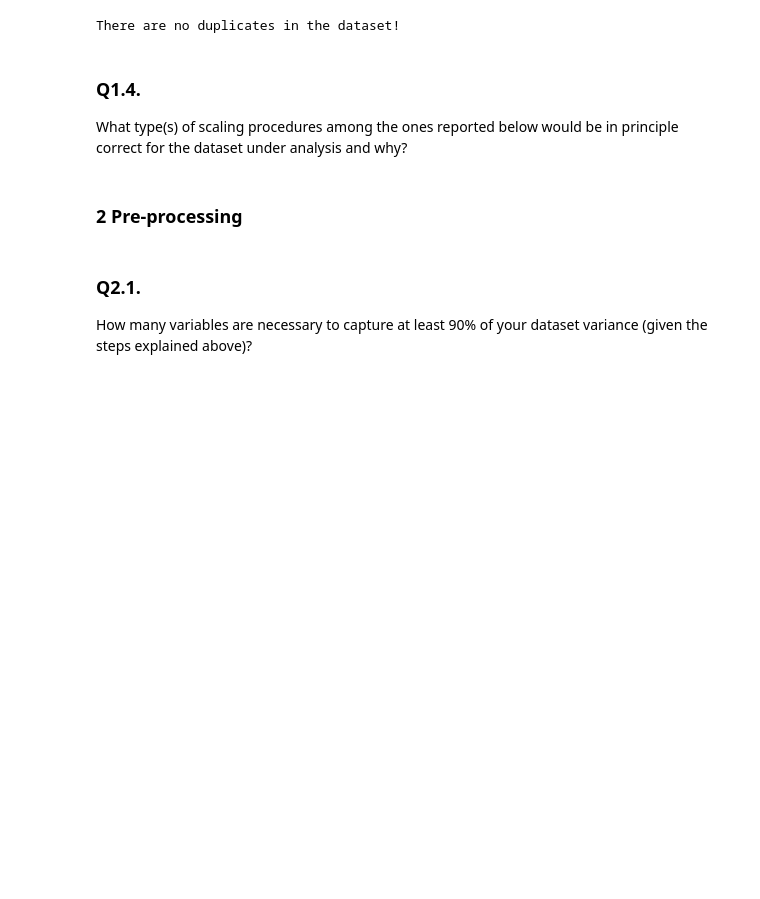
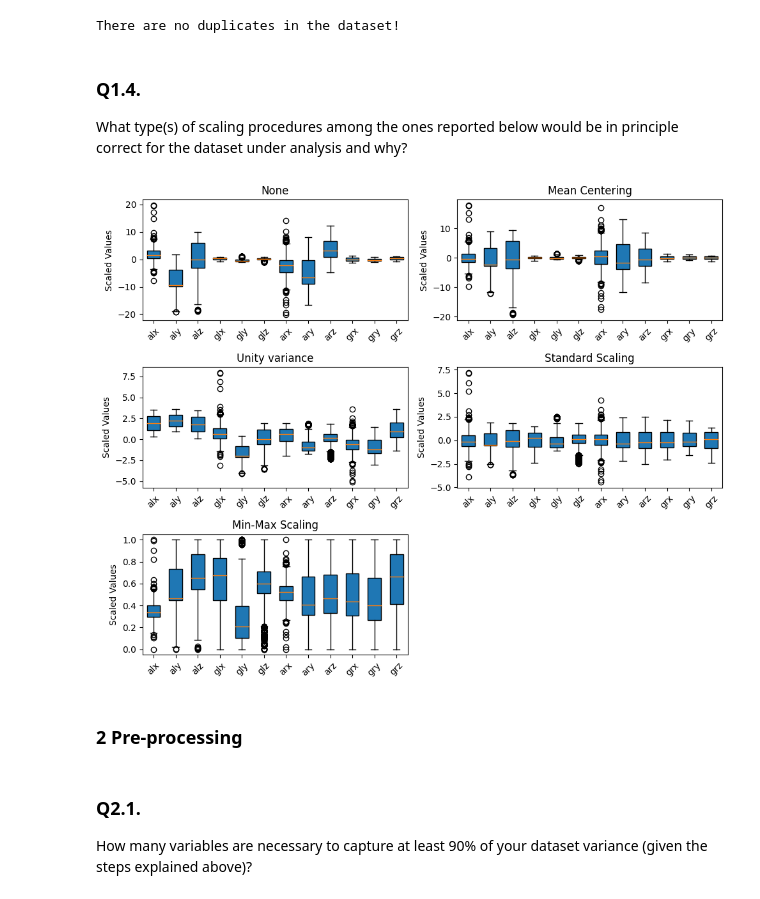
Before and after one commit to jespervh19/8CC00Code, a Jupyter notebook: Assignment2/MGPStoorvogel_notebook.ipynb, the cells around one changed output. Saved outputs shown, nothing was run; the diff lists cells and outputs as text; code cells hidden in the pictures; blank space fills up the shorter version.

```diff
--- a/Assignment2/MGPStoorvogel_notebook.ipynb
+++ b/Assignment2/MGPStoorvogel_notebook.ipynb
@@ -107,6 +107,46 @@ There are no duplicates in the dataset!
 # %% [markdown]
 ### Q1.4.
 What type(s) of scaling procedures among the ones reported below would be in principle correct for the dataset under analysis and why?
+# %%
+import pandas as pd
+import numpy as np
+import matplotlib.pyplot as plt
+from sklearn.preprocessing import StandardScaler, MinMaxScaler
+
+data_of_interest = data[data.columns[3:]]
+# List of scaling methods
+scaling_methods = ['None', 'Mean Centering', 'Unity variance', 'Standard Scaling', 'Min-Max Scaling']
+
+# List to store the scaled variables
+scaled_variables = []
+
+# Perform scaling for each method
+scaled_variables.append(data_of_interest.values)  # Without scaling
+scaled_variables.append(data_of_interest.values - data_of_interest.values.mean(axis=0))  # Mean centering
+scaled_variables.append(data.values / np.std(data.values, axis=0))  # Unity variance scaling
+scaled_variables.append(StandardScaler().fit_transform(data_of_interest.values))  # Standard Scaling
+scaled_variables.append(MinMaxScaler().fit_transform(data_of_interest.values))  # Min-max scaling
+
+# Create a figure with subplots for each scaling method
+fig, axes = plt.subplots(nrows=3, ncols=2, figsize=(10, 8))
+
+# Iterate over scaling methods
+for i, method in enumerate(scaling_methods):
+    row = i // 2
+    col = i % 2
+    # Create boxplots for each variable with the same scaling method
+    boxplot_data = [scaled_variables[i][:, j] for j in range(len(data_of_interest.columns))]
+    axes[row, col].boxplot(boxplot_data, widths=0.6, patch_artist=True)
+    axes[row, col].set_xticklabels(data_of_interest.columns, rotation=45)
+    axes[row, col].set_ylabel('Scaled Values')
+    axes[row, col].set_title(method)
+
+fig.delaxes(axes[2, 1])
+
+plt.tight_layout()
+plt.show()
+# %% [output]
+[figure, added]
 # %% [markdown]
 ### 2 Pre-processing
 # %%
```
Also changed, not shown: parts of 9 cells of this notebook, 7 other files.
